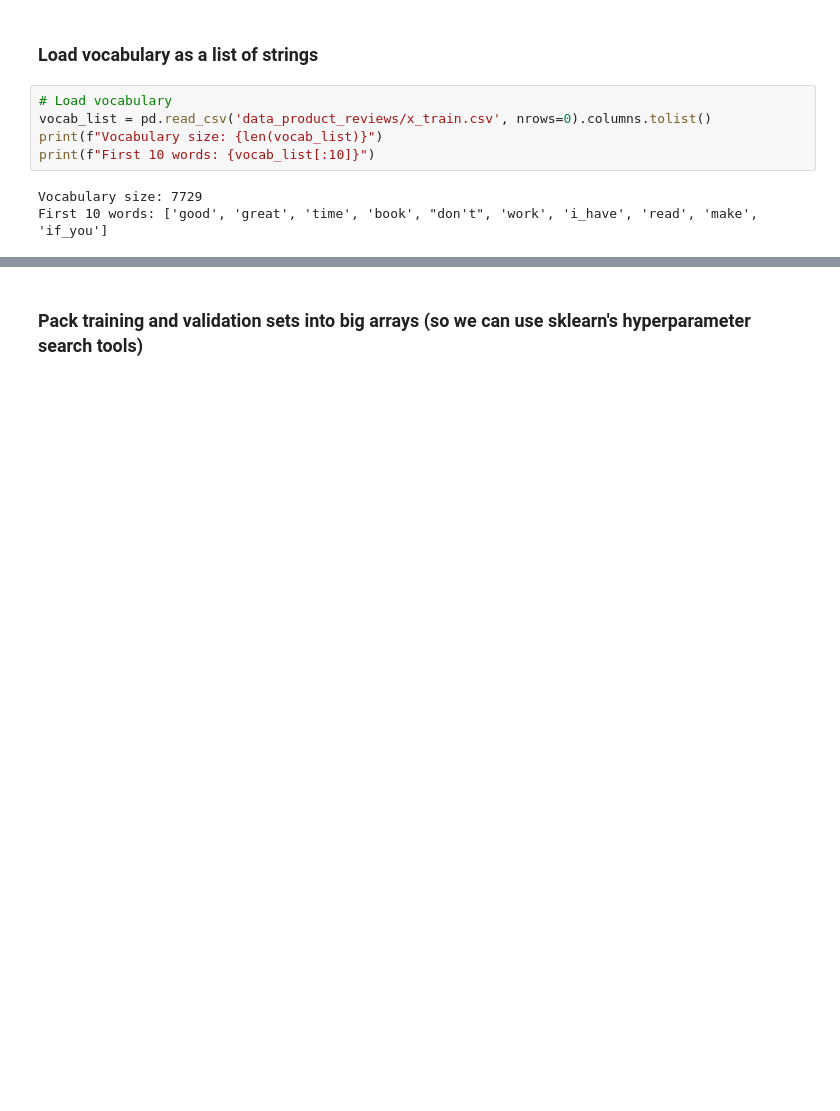
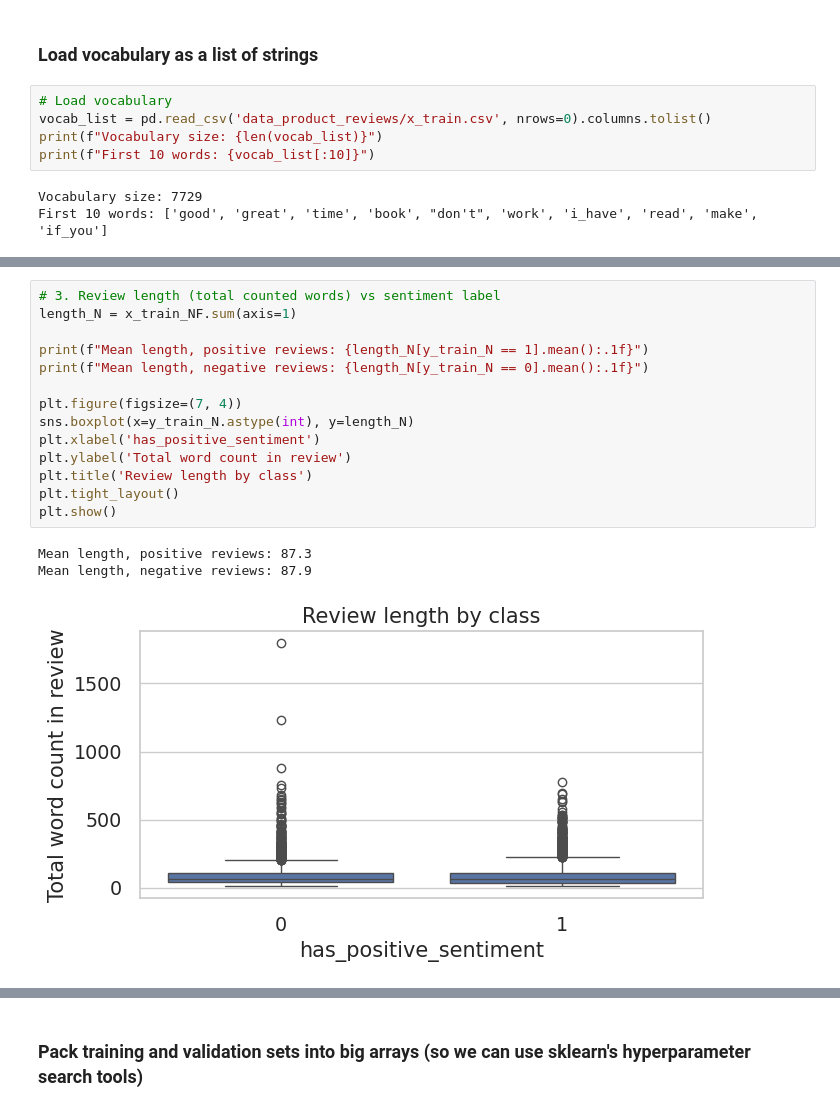
Before and after one commit to likhitbhogadi/assignment-4-smai, a Jupyter notebook: Q3/hw4_notebook.ipynb, the cells around one changed output, grey strips where cells are left out. Saved outputs shown, nothing was run; the diff lists cells and outputs as text; blank space fills up the shorter version.

```diff
--- a/Q3/hw4_notebook.ipynb
+++ b/Q3/hw4_notebook.ipynb
@@ -140,0 +156,18 @@ First 10 words: ['good', 'great', 'time', 'book', "don't", 'work', 'i_have', 're
+# %%
+# 3. Review length (total counted words) vs sentiment label
+length_N = x_train_NF.sum(axis=1)
+
+print(f"Mean length, positive reviews: {length_N[y_train_N == 1].mean():.1f}")
+print(f"Mean length, negative reviews: {length_N[y_train_N == 0].mean():.1f}")
+
+plt.figure(figsize=(7, 4))
+sns.boxplot(x=y_train_N.astype(int), y=length_N)
+plt.xlabel('has_positive_sentiment')
+plt.ylabel('Total word count in review')
+plt.title('Review length by class')
+plt.tight_layout()
+plt.show()
+# %% [output]
+Mean length, positive reviews: 87.3
+Mean length, negative reviews: 87.9
+[figure, added]
```
Also changed, not shown: parts of 34 cells of this notebook, 4 other files.
